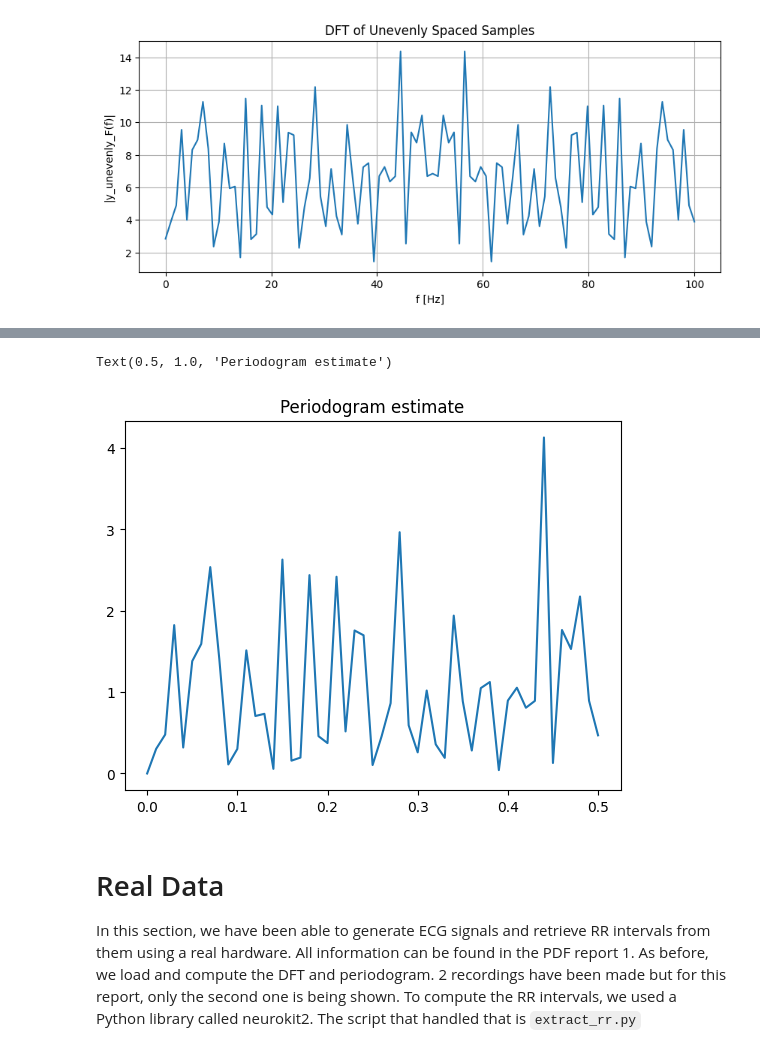
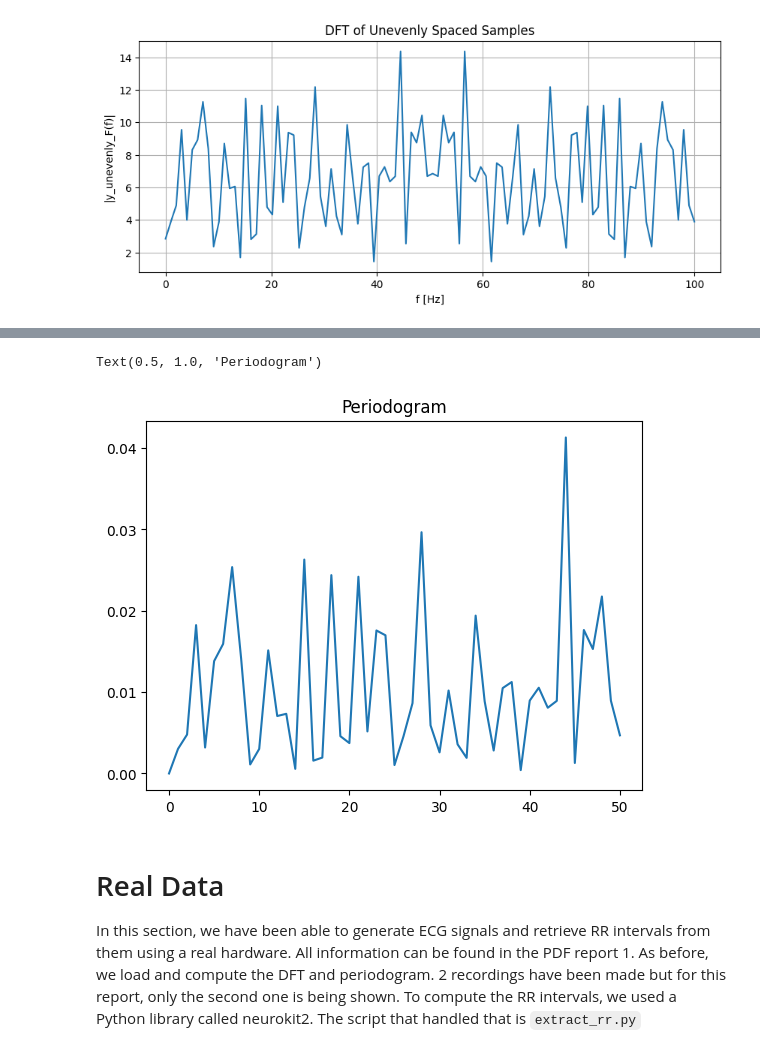
Before and after one commit to RoCKnD79/SSDP-LombScargle, a Jupyter notebook: report_1.ipynb, the cells around one changed output, grey strips where cells are left out. Cells and saved outputs as stored; diff of their text form; code cells hidden in the pictures.

```diff
--- a/report_1.ipynb
+++ b/report_1.ipynb
@@ -92,18 +92,18 @@ Text(0.5, 1.0, 'Periodogram estimate')
 # %%
 ## Compute the Periodogram of the unevenly sampled data ##
 
 '''
 The signal x(t) has a period of 1Hz
 The following plot shows nothing interesting as expected
 '''
 
-freqs , Sper = ssig.periodogram(y_unevenly, fs=1.0, return_onesided=True)
+freqs , Sper = ssig.periodogram(y_unevenly, fs=100.0, return_onesided=True)
 fig, ax = plt.subplots()
 plt.plot(freqs, Sper)
 ax.set_title("Periodogram")
 # %% [output]
-Text(0.5, 1.0, 'Periodogram estimate')
+Text(0.5, 1.0, 'Periodogram')
-[figure, old version]
+[figure, new version]
 # %% [markdown]
 # Real Data
 
```
Also changed, not shown: parts of 3 cells of this notebook, 8 other files.
